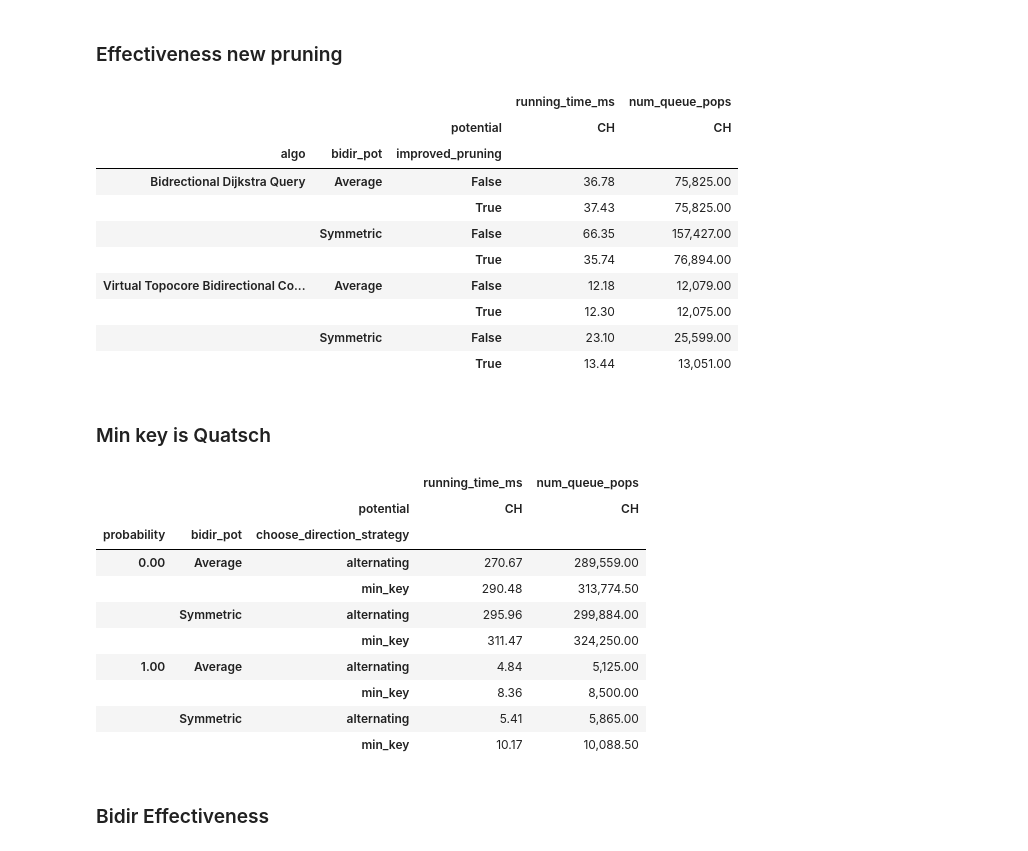
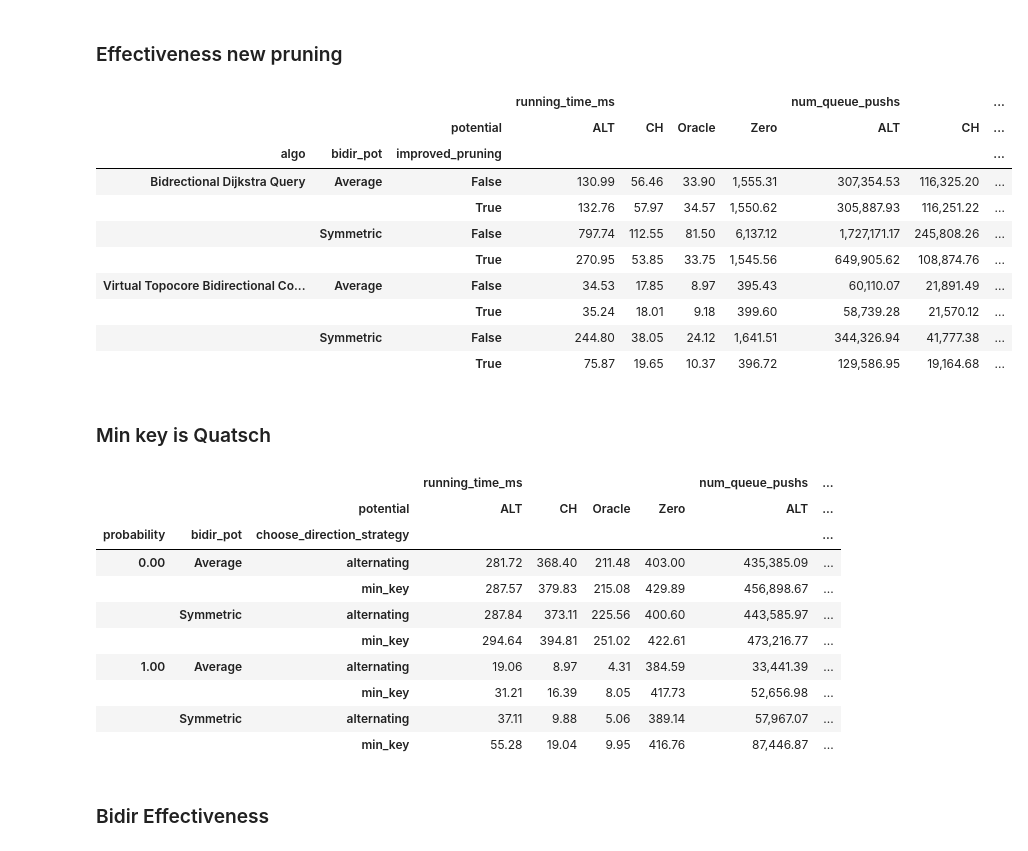
Before and after one commit to kit-algo/ch_potentials, a Jupyter notebook: eval/bidir_features_all.ipynb, the cells around one changed output. Cells and saved outputs as stored; diff of their text form; code cells hidden in the pictures.

```diff
--- a/eval/bidir_features_all.ipynb
+++ b/eval/bidir_features_all.ipynb
@@ -14,11 +14,12 @@ import json
 import glob
 import os
 # %%
-paths = glob.glob("/home/zeitz/experiments/chpot_journal/bidir/*.json")
+paths = glob.glob("../exp/bidir_features/*.json")
 data = [json.load(open(path)) for path in paths]
 # %%
 queries = pd.DataFrame.from_records([{
     **algo,
+    'graph': { 'europe': 'DIMACs Europe', 'osm_ger': 'OSM Germany', 'osm_europe': 'OSM Europe' }[[x for x in run['args'][1].split('/') if x != ''][-1]],
     'experiment': exp['experiment'],
     'factor': exp['factor'],
     'probability': exp.get('probability', 1),
@@ -35,4 +36,6 @@ queries['bidir_pot'] = queries['bidir_pot'].fillna('unidir')
 queries['improved_pruning'] = queries['improved_pruning'].fillna('unidir')
 # %%
 pd.set_option('display.max_rows', 500)
+# %%
+queries = queries.loc[lambda x: x['graph'] == 'OSM Germany']
 # %%
@@ -78,40 +81,40 @@ queries.loc[lambda x: x['choose_direction_strategy'] != 'min_key'] \
 # %%
 queries.loc[lambda x: x['choose_direction_strategy'] != 'min_key'] \
     .loc[lambda x: x['bidir_pot'] != 'unidir'] \
-    .groupby(['potential', 'experiment', 'factor', 'probability', 'algo', 'bidir_pot', 'improved_pruning'])[['running_time_ms', 'num_queue_pops']].median().unstack(0) \
+    .groupby(['potential', 'experiment', 'factor', 'probability', 'algo', 'bidir_pot', 'improved_pruning'])[['running_time_ms', 'num_queue_pushs']].mean().unstack(0) \
     .loc[('weight_scale', 1.05, 1.00)]
 # %% [output]
-|  |  |  | running_time_ms | num_queue_pops |
-|  |  | potential | CH | CH |
-| algo | bidir_pot | improved_pruning |  |  |
-| Bidrectional Dijkstra Query | Average | False | 36.78 | 75,825.00 |
-|  |  | True | 37.43 | 75,825.00 |
-|  | Symmetric | False | 66.35 | 157,427.00 |
-|  |  | True | 35.74 | 76,894.00 |
-| Virtual Topocore Bidirectional Co... | Average | False | 12.18 | 12,079.00 |
-|  |  | True | 12.30 | 12,075.00 |
-|  | Symmetric | False | 23.10 | 25,599.00 |
-|  |  | True | 13.44 | 13,051.00 |
+|  |  |  | running_time_ms |  |  |  | num_queue_pushs |  | ... |
+|  |  | potential | ALT | CH | Oracle | Zero | ALT | CH | ... |
+| algo | bidir_pot | improved_pruning |  |  |  |  |  |  | ... |
+| Bidrectional Dijkstra Query | Average | False | 130.99 | 56.46 | 33.90 | 1,555.31 | 307,354.53 | 116,325.20 | ... |
+|  |  | True | 132.76 | 57.97 | 34.57 | 1,550.62 | 305,887.93 | 116,251.22 | ... |
+|  | Symmetric | False | 797.74 | 112.55 | 81.50 | 6,137.12 | 1,727,171.17 | 245,808.26 | ... |
+|  |  | True | 270.95 | 53.85 | 33.75 | 1,545.56 | 649,905.62 | 108,874.76 | ... |
+| Virtual Topocore Bidirectional Co... | Average | False | 34.53 | 17.85 | 8.97 | 395.43 | 60,110.07 | 21,891.49 | ... |
+|  |  | True | 35.24 | 18.01 | 9.18 | 399.60 | 58,739.28 | 21,570.12 | ... |
+|  | Symmetric | False | 244.80 | 38.05 | 24.12 | 1,641.51 | 344,326.94 | 41,777.38 | ... |
+|  |  | True | 75.87 | 19.65 | 10.37 | 396.72 | 129,586.95 | 19,164.68 | ... |
 # %% [markdown]
 ### Min key is Quatsch
 # %%
 queries.loc[lambda x: x['bidir_pot'] != 'unidir'] \
     .loc[lambda x: x['algo'].str.contains('Topocore')] \
     .loc[lambda x: ~(((x['bidir_pot'] == 'Average') & (x['improved_pruning'] == True)) | ((x['bidir_pot'] == 'Symmetric') & (x['improved_pruning'] == False)))] \
-    .groupby(['potential', 'experiment', 'factor', 'probability', 'bidir_pot', 'choose_direction_strategy'])[['running_time_ms', 'num_queue_pops']].median().unstack(0) \
+    .groupby(['potential', 'experiment', 'factor', 'probability', 'bidir_pot', 'choose_direction_strategy'])[['running_time_ms', 'num_queue_pushs']].mean().unstack(0) \
     .loc[('probabilistic_scale_by_speed', 1.50)]
 # %% [output]
-|  |  |  | running_time_ms | num_queue_pops |
-|  |  | potential | CH | CH |
-| probability | bidir_pot | choose_direction_strategy |  |  |
-| 0.00 | Average | alternating | 270.67 | 289,559.00 |
-|  |  | min_key | 290.48 | 313,774.50 |
-|  | Symmetric | alternating | 295.96 | 299,884.00 |
-|  |  | min_key | 311.47 | 324,250.00 |
-| 1.00 | Average | alternating | 4.84 | 5,125.00 |
-|  |  | min_key | 8.36 | 8,500.00 |
-|  | Symmetric | alternating | 5.41 | 5,865.00 |
-|  |  | min_key | 10.17 | 10,088.50 |
+|  |  |  | running_time_ms |  |  |  | num_queue_pushs | ... |
+|  |  | potential | ALT | CH | Oracle | Zero | ALT | ... |
+| probability | bidir_pot | choose_direction_strategy |  |  |  |  |  | ... |
+| 0.00 | Average | alternating | 281.72 | 368.40 | 211.48 | 403.00 | 435,385.09 | ... |
+|  |  | min_key | 287.57 | 379.83 | 215.08 | 429.89 | 456,898.67 | ... |
+|  | Symmetric | alternating | 287.84 | 373.11 | 225.56 | 400.60 | 443,585.97 | ... |
+|  |  | min_key | 294.64 | 394.81 | 251.02 | 422.61 | 473,216.77 | ... |
+| 1.00 | Average | alternating | 19.06 | 8.97 | 4.31 | 384.59 | 33,441.39 | ... |
+|  |  | min_key | 31.21 | 16.39 | 8.05 | 417.73 | 52,656.98 | ... |
+|  | Symmetric | alternating | 37.11 | 9.88 | 5.06 | 389.14 | 57,967.07 | ... |
+|  |  | min_key | 55.28 | 19.04 | 9.95 | 416.76 | 87,446.87 | ... |
 # %% [markdown]
 ### Bidir Effectiveness
 # %%
```
Also changed, not shown: parts of 3 cells of this notebook, 4 other files.
